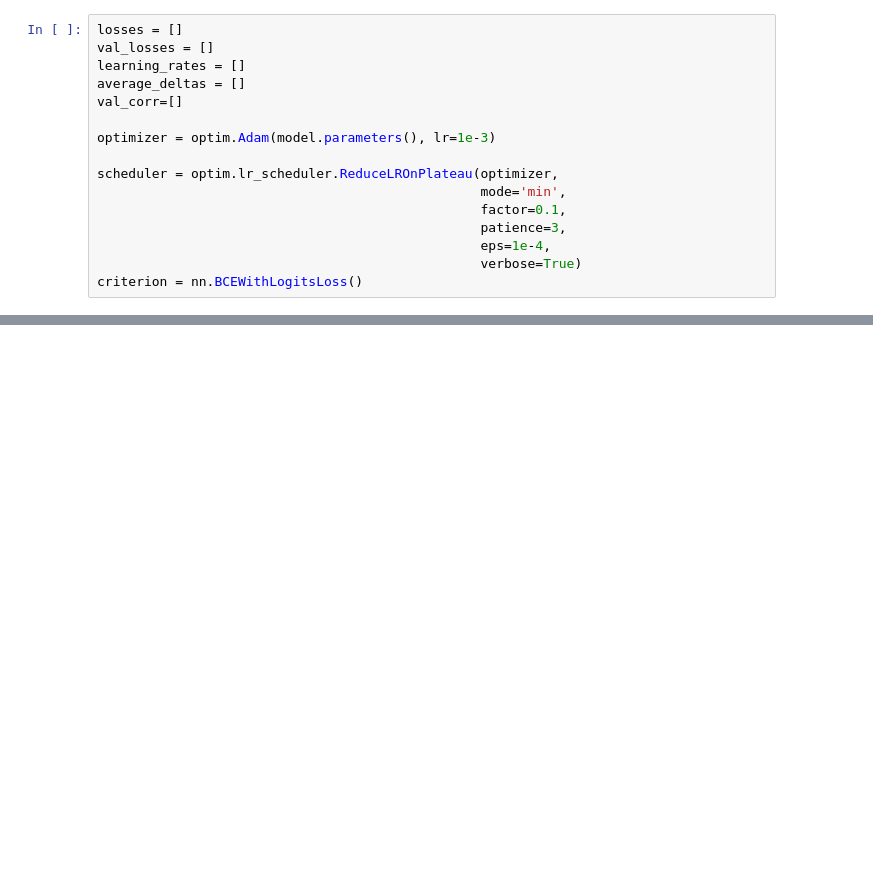
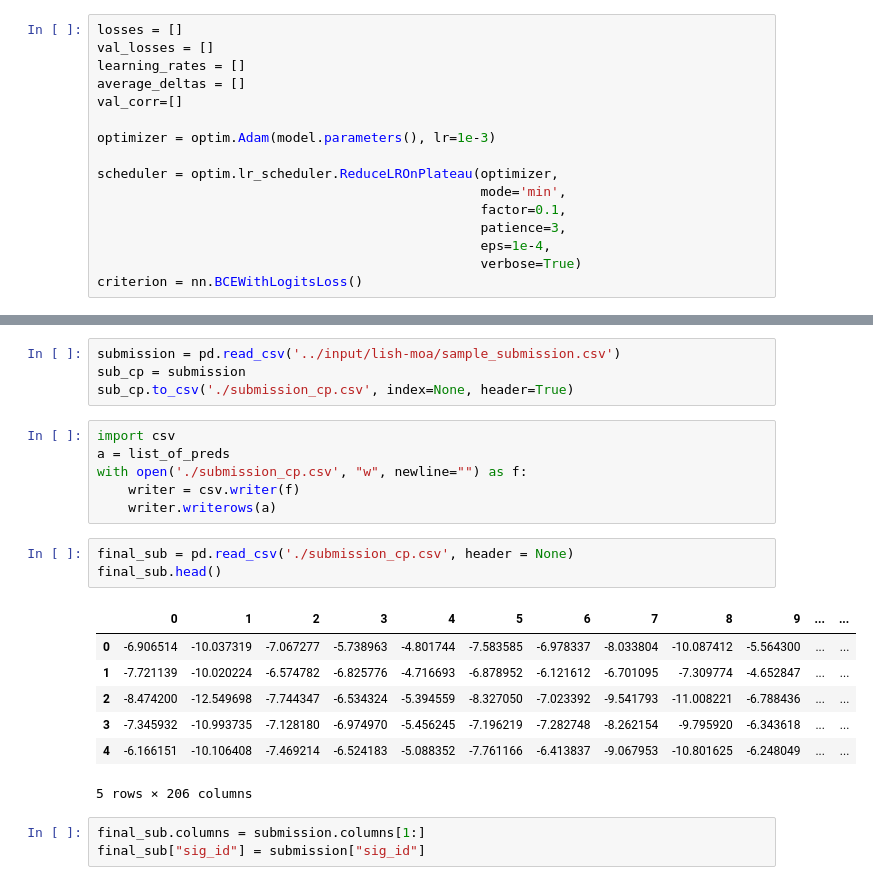
Before and after one commit to Mainakdeb/moa-classification, a Jupyter notebook: moa-classification.ipynb, the cells around one changed output, grey strips where cells are left out. Saved outputs shown, nothing was run; the diff lists cells and outputs as text; blank space fills up the shorter version.

```diff
--- a/moa-classification.ipynb
+++ b/moa-classification.ipynb
@@ -246,0 +276,24 @@ for epoch in range(num_epochs):
+# %%
+submission = pd.read_csv('../input/lish-moa/sample_submission.csv')
+sub_cp = submission
+sub_cp.to_csv('./submission_cp.csv', index=None, header=True)
+# %%
+import csv
+a = list_of_preds
+with open('./submission_cp.csv', "w", newline="") as f:
+    writer = csv.writer(f)
+    writer.writerows(a)
+# %%
+final_sub = pd.read_csv('./submission_cp.csv', header = None)
+final_sub.head()
+# %% [output]
+|  | 0 | 1 | 2 | 3 | 4 | 5 | 6 | 7 | 8 | 9 | ... | ... |
+| 0 | -6.906514 | -10.037319 | -7.067277 | -5.738963 | -4.801744 | -7.583585 | -6.978337 | -8.033804 | -10.087412 | -5.564300 | ... | ... |
+| 1 | -7.721139 | -10.020224 | -6.574782 | -6.825776 | -4.716693 | -6.878952 | -6.121612 | -6.701095 | -7.309774 | -4.652847 | ... | ... |
+| 2 | -8.474200 | -12.549698 | -7.744347 | -6.534324 | -5.394559 | -8.327050 | -7.023392 | -9.541793 | -11.008221 | -6.788436 | ... | ... |
+| 3 | -7.345932 | -10.993735 | -7.128180 | -6.974970 | -5.456245 | -7.196219 | -7.282748 | -8.262154 | -9.795920 | -6.343618 | ... | ... |
+| 4 | -6.166151 | -10.106408 | -7.469214 | -6.524183 | -5.088352 | -7.761166 | -6.413837 | -9.067953 | -10.801625 | -6.248049 | ... | ... |
+5 rows × 206 columns
+# %%
+final_sub.columns = submission.columns[1:]
+final_sub["sig_id"] = submission["sig_id"]
```
Also changed, not shown: parts of 13 cells of this notebook.
